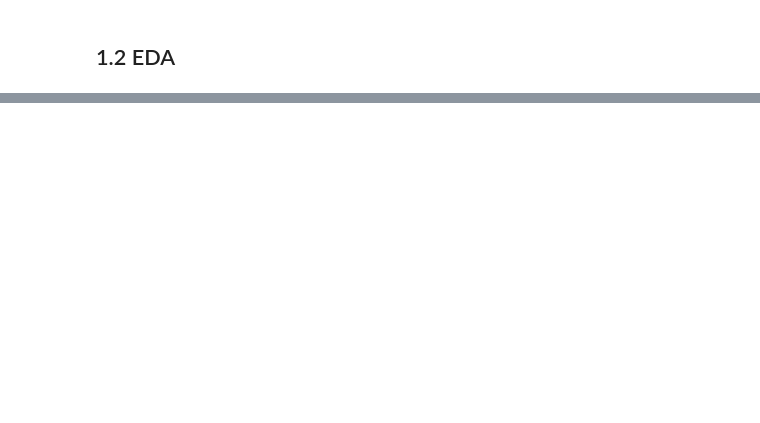
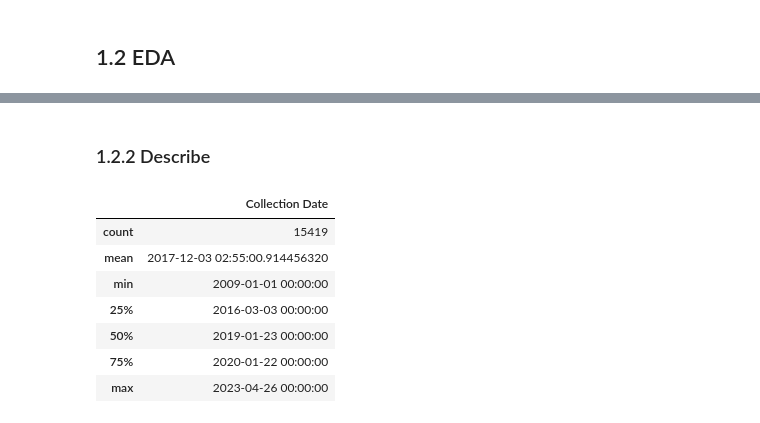
Before and after one commit to ajvilleg/learn-flu, a Jupyter notebook: learn-flu.ipynb, the cells around one changed output, grey strips where cells are left out. Drawn from its saved outputs; the diff is of its cells as text; code cells hidden in the pictures; blank space fills up the shorter version.

```diff
--- a/learn-flu.ipynb
+++ b/learn-flu.ipynb
@@ -143,0 +195,13 @@ display(df)
+# %% [markdown]
+### 1.2.2 Describe
+# %%
+df.describe()
+# %% [output]
+|  | Collection Date |
+| count | 15419 |
+| mean | 2017-12-03 02:55:00.914456320 |
+| min | 2009-01-01 00:00:00 |
+| 25% | 2016-03-03 00:00:00 |
+| 50% | 2019-01-23 00:00:00 |
+| 75% | 2020-01-22 00:00:00 |
+| max | 2023-04-26 00:00:00 |
```
Also changed, not shown: parts of 38 cells of this notebook.
